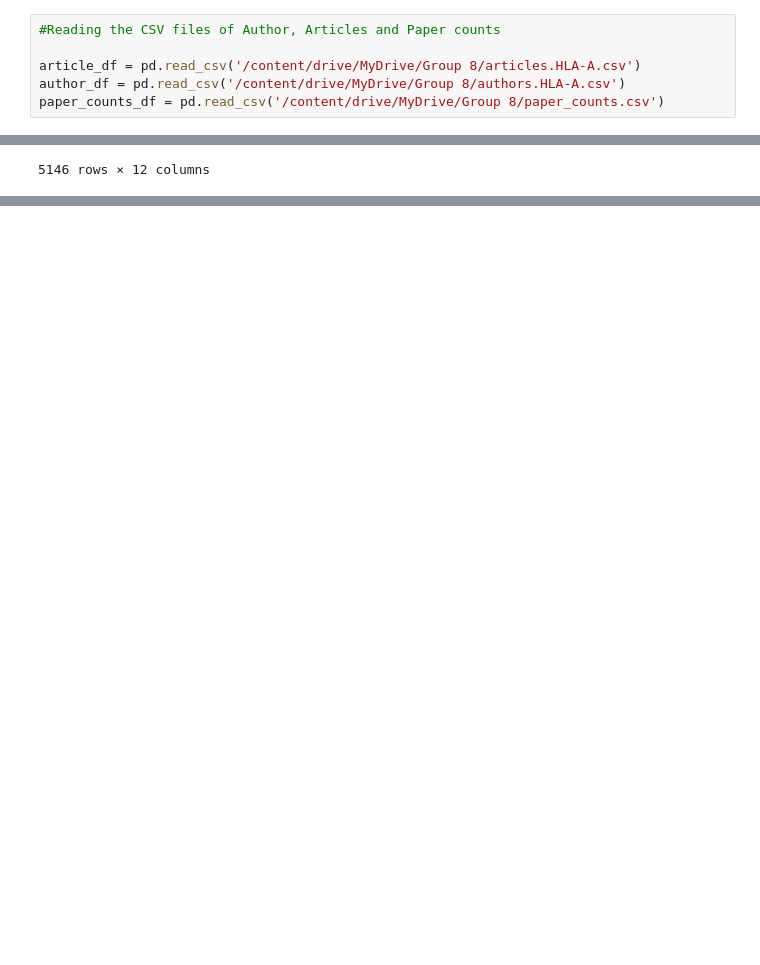
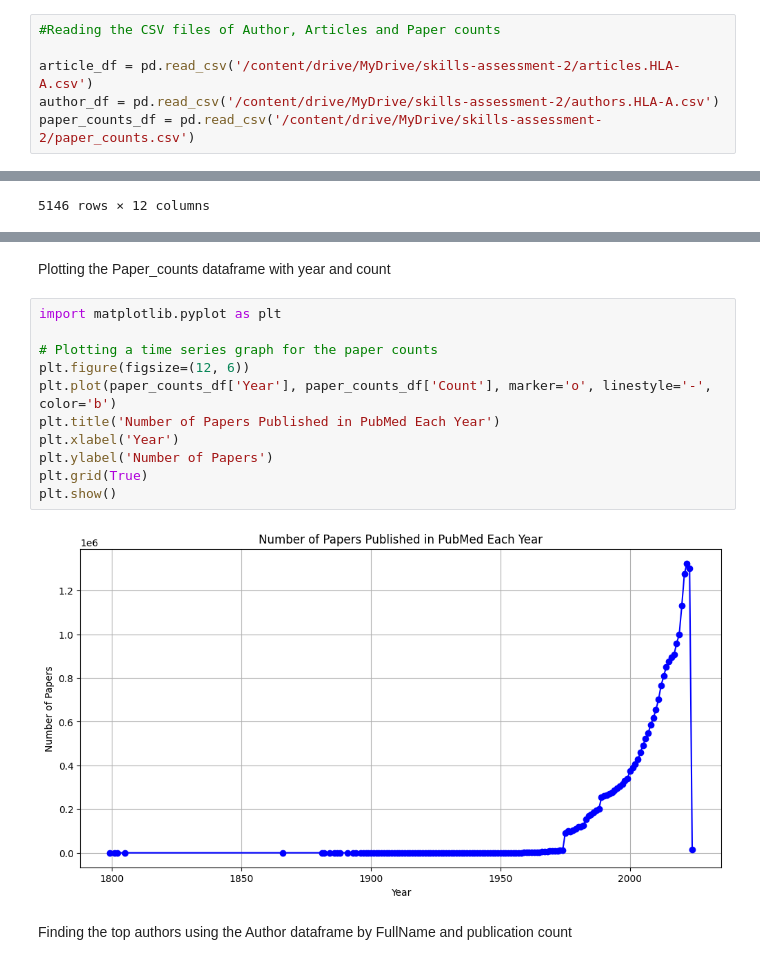
Before and after one commit to catcarroll98/skills-assessment-2, a Jupyter notebook: skillspresentation.ipynb, the cells around one changed output, grey strips where cells are left out. Drawn from its saved outputs; the diff is of its cells as text; blank space fills up the shorter version.

Commit message:
publication trend analysis added

```diff
--- a/skillspresentation.ipynb
+++ b/skillspresentation.ipynb
@@ -13,9 +13,9 @@ import IPython.display as IPD
 # %%
 #Reading the CSV files of Author, Articles and Paper counts
 
-article_df = pd.read_csv('/content/drive/MyDrive/Group 8/articles.HLA-A.csv')
-author_df = pd.read_csv('/content/drive/MyDrive/Group 8/authors.HLA-A.csv')
-paper_counts_df = pd.read_csv('/content/drive/MyDrive/Group 8/paper_counts.csv')
+article_df = pd.read_csv('/content/drive/MyDrive/skills-assessment-2/articles.HLA-A.csv')
+author_df = pd.read_csv('/content/drive/MyDrive/skills-assessment-2/authors.HLA-A.csv')
+paper_counts_df = pd.read_csv('/content/drive/MyDrive/skills-assessment-2/paper_counts.csv')
 # %%
 IPD.display(article_df)
 # %% [output]
@@ -55,0 +257,17 @@ IPD.display(article_df)
+# %% [markdown]
+Plotting the Paper_counts dataframe with year and count
+# %%
+import matplotlib.pyplot as plt
+
+# Plotting a time series graph for the paper counts
+plt.figure(figsize=(12, 6))
+plt.plot(paper_counts_df['Year'], paper_counts_df['Count'], marker='o', linestyle='-', color='b')
+plt.title('Number of Papers Published in PubMed Each Year')
+plt.xlabel('Year')
+plt.ylabel('Number of Papers')
+plt.grid(True)
+plt.show()
+# %% [output]
+[figure, added]
+# %% [markdown]
+Finding the top authors using the Author dataframe by FullName and publication count
```
Also changed, not shown: parts of 35 cells of this notebook.
